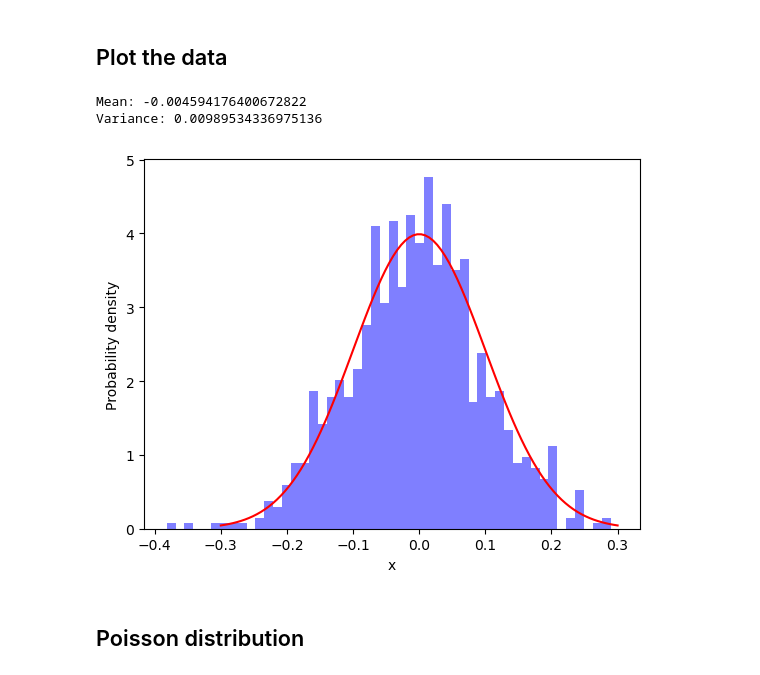
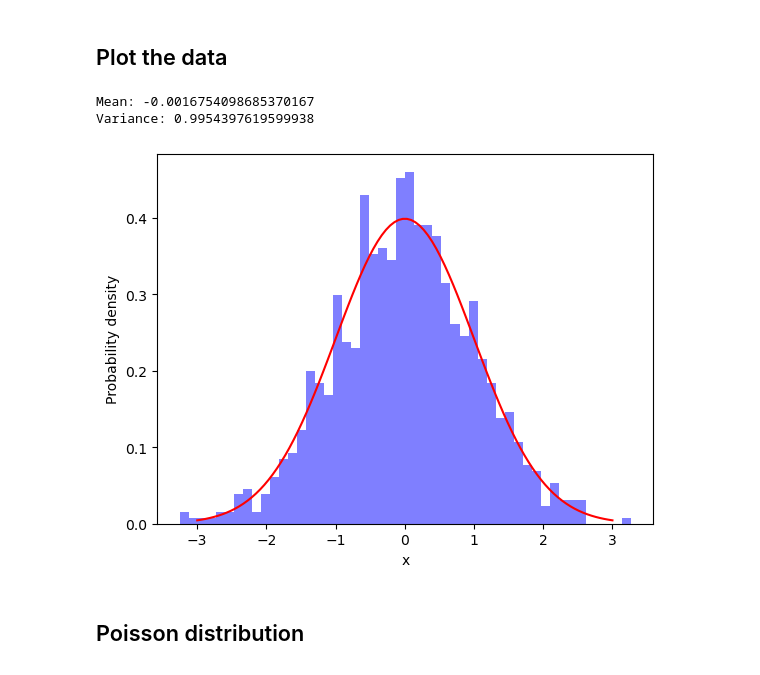
Before and after one commit to evisp/holbertonschool-machine_learning, a Jupyter notebook: math/probability/notes/Probability Key Concepts.ipynb, the cells around one changed output. Saved outputs shown, nothing was run; the diff lists cells and outputs as text; code cells hidden in the pictures.

```diff
--- a/math/probability/notes/Probability Key Concepts.ipynb
+++ b/math/probability/notes/Probability Key Concepts.ipynb
@@ -103,32 +107,32 @@ Variance: 0.010197488176462313
 ## Plot the data
 # %%
 # Generate a sample of random data from a normal distribution
-mu, sigma = 0, 0.1 # mean and standard deviation
+mu, sigma = 0, 1 # mean and standard deviation
 s = np.random.normal(mu, sigma, 1000)
 
 # Calculate the mean and variance of the data
 mean = np.mean(s)
 variance = np.var(s)
 
 # Print the results
 print("Mean:", mean)
 print("Variance:", variance)
 
 # Plot the histogram of the data
 plt.hist(s, bins=50, density=True, alpha=0.5, color='b')
 
 # Plot the probability density function of the normal distribution with the same mean and variance
 x = np.linspace(mu - 3*sigma, mu + 3*sigma, 100)
 plt.plot(x, 1/(np.sqrt(2*np.pi*sigma**2))*np.exp(-(x-mu)**2/(2*sigma**2)), color='r')
 
 # Set the x and y labels and show the plot
 plt.xlabel('x')
 plt.ylabel('Probability density')
 plt.show()
 # %% [output]
-Mean: -0.004594176400672822
-Variance: 0.00989534336975136
+Mean: -0.0016754098685370167
+Variance: 0.9954397619599938
-[figure, old version]
+[figure, new version]
 # %% [markdown]
 ## Poisson distribution
 # %%
```
Also changed, not shown: parts of 7 cells of this notebook, 2 other files.
